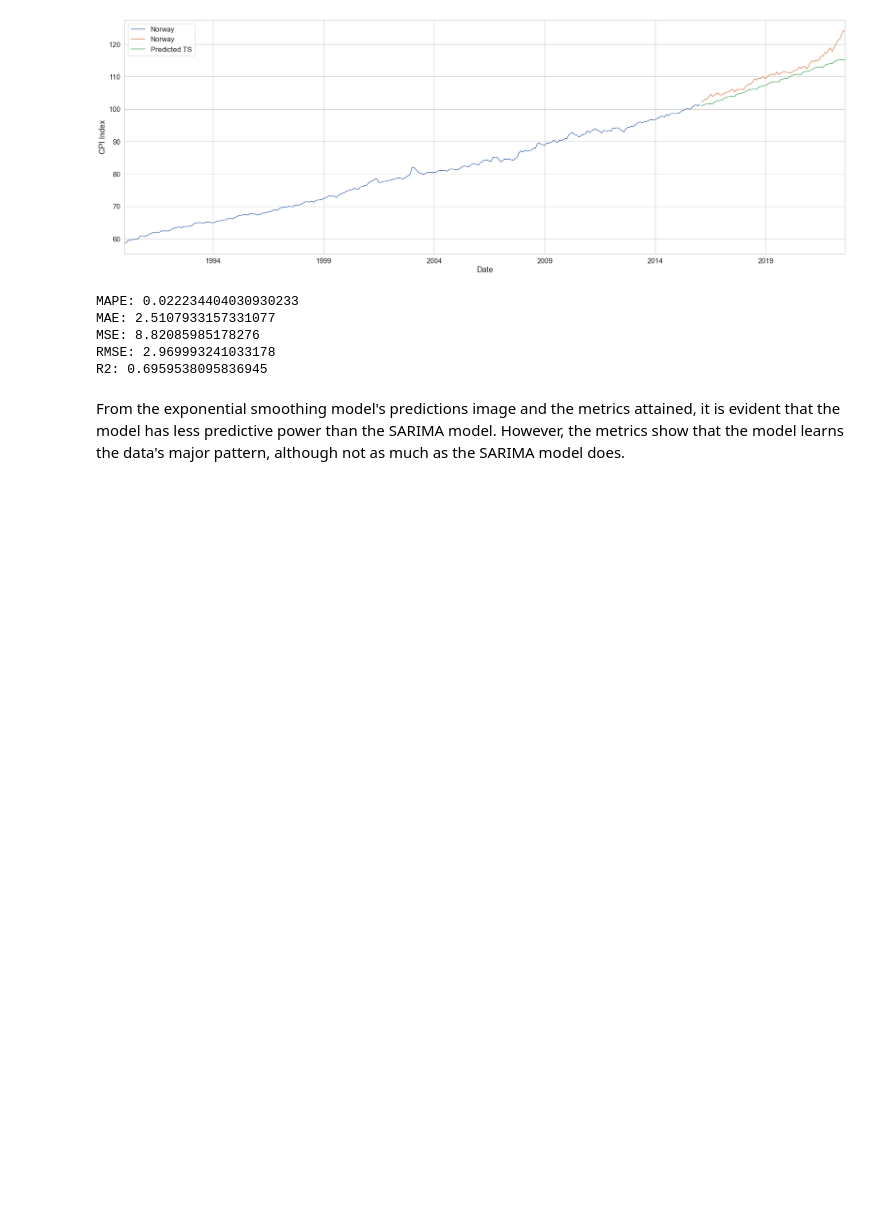
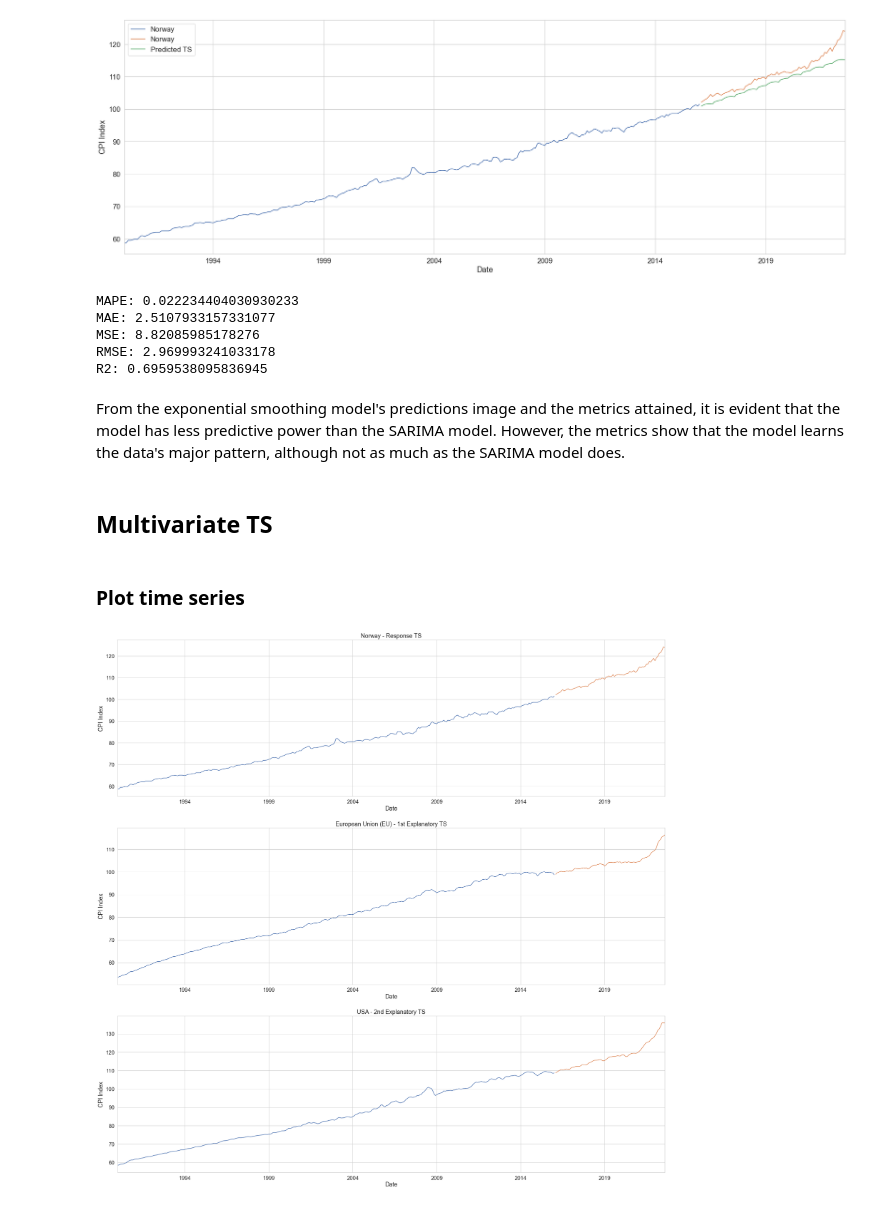
Before and after one commit to PugtgYosuky/Norwegian-CPI-forecast, a Jupyter notebook: ts-models.ipynb, the cells around one changed output. Drawn from its saved outputs; the diff is of its cells as text; code cells hidden in the pictures; blank space fills up the shorter version.

Commit message:
Add multivariate SARIMAX

```diff
--- a/ts-models.ipynb
+++ b/ts-models.ipynb
@@ -696,3 +755,28 @@ RMSE: 2.969993241033178
 R2: 0.6959538095836945
 # %% [markdown]
 From the exponential smoothing model's predictions image and the metrics attained, it is evident that the model has less predictive power than the SARIMA model. However, the metrics show that the model learns the data's major pattern, although not as much as the SARIMA model does.
+# %% [markdown]
+## Multivariate TS
+# %% [markdown]
+### Plot time series
+# %%
+fig, axs = plt.subplots(3, figsize=(30, 30))
+
+ts.plot(ax=axs[0])
+ts_test.plot(ax=axs[0])
+axs[0].set_ylabel('CPI Index')
+axs[0].set_title('Norway - Response TS')
+
+train_data['European Union'].plot(ax=axs[1])
+test_data['European Union'].plot(ax=axs[1])
+axs[1].set_ylabel('CPI Index')
+axs[1].set_title('European Union (EU) - 1st Explanatory TS')
+
+train_data['United States'].plot(ax=axs[2])
+test_data['United States'].plot(ax=axs[2])
+axs[2].set_ylabel('CPI Index')
+axs[2].set_title('USA - 2nd Explanatory TS')
+
+plt.show()
+# %% [output]
+[figure, added]
```
Also changed, not shown: parts of 39 cells of this notebook.
